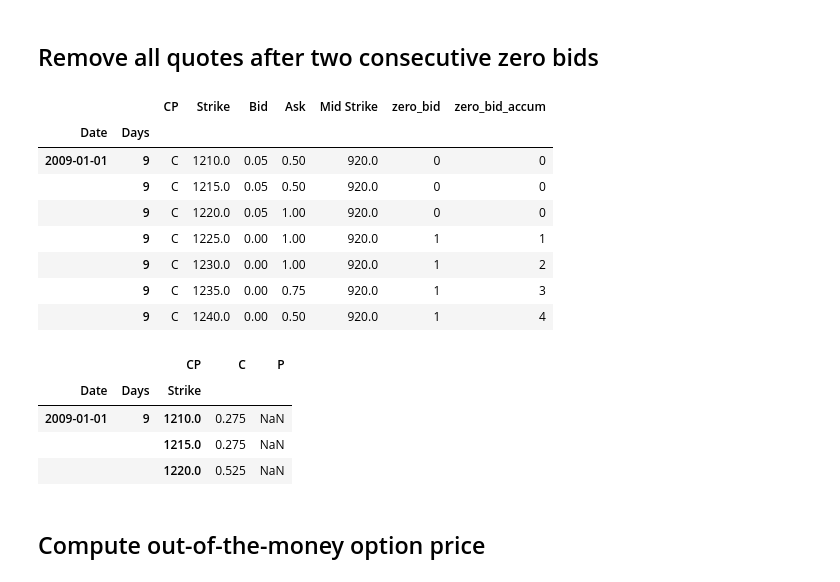
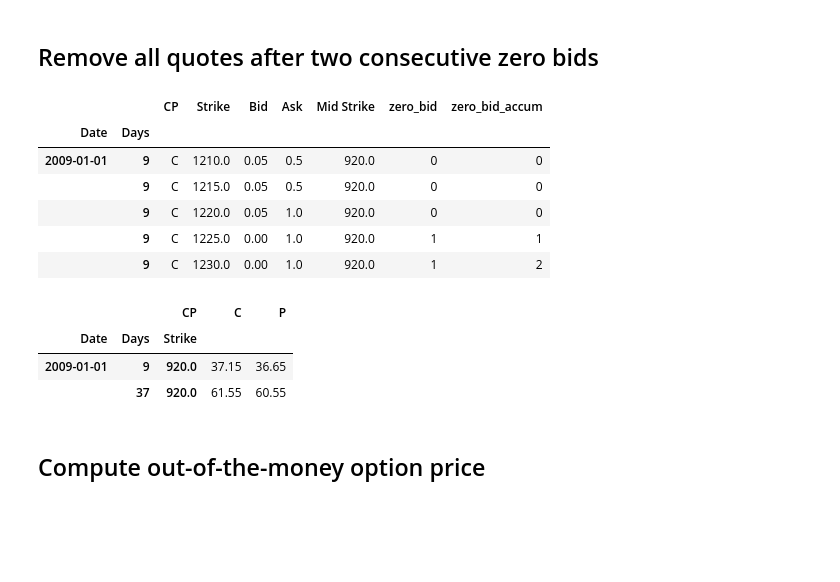
Before and after one commit to khrapovs/vix, a Jupyter notebook: notebooks/Replicate_VIXwite.ipynb, the cells around one changed output. Saved outputs shown, nothing was run; the diff lists cells and outputs as text; code cells hidden in the pictures; blank space fills up the shorter version.

```diff
--- a/notebooks/Replicate_VIXwite.ipynb
+++ b/notebooks/Replicate_VIXwite.ipynb
@@ -214,27 +214,25 @@ calls.head()
 # %%
 # Indicator of zero bid
 calls = calls.assign(zero_bid=lambda df: (df['Bid'] == 0).astype(int))
 # Accumulate number of zero bids starting at-the-money
 calls['zero_bid_accum'] = calls.groupby(level = ['Date','Days'])['zero_bid'].cumsum()
 
 # Sort puts in reverse order inside date/term
 puts = puts.groupby(level = ['Date','Days']).apply(lambda x: x.sort_values(['Strike'], ascending = False))
 # # Indicator of zero bid
 puts = puts.assign(zero_bid=lambda df: (df['Bid'] == 0).astype(int))
 # # Accumulate number of zero bids starting at-the-money
 puts['zero_bid_accum'] = puts.groupby(level = ['Date','Days'])['zero_bid'].cumsum()
 #
-calls[(calls['Strike'] >= 1210) & (calls['Strike'] <= 1240)].loc[dt.date(2009,1,1),9]
+calls[(calls['Strike'] >= 1210) & (calls['Strike'] <= 1240)].head()
 # %% [output]
 |  |  | CP | Strike | Bid | Ask | Mid Strike | zero_bid | zero_bid_accum |
 | Date | Days |  |  |  |  |  |  |  |
-| 2009-01-01 | 9 | C | 1210.0 | 0.05 | 0.50 | 920.0 | 0 | 0 |
-|  | 9 | C | 1215.0 | 0.05 | 0.50 | 920.0 | 0 | 0 |
-|  | 9 | C | 1220.0 | 0.05 | 1.00 | 920.0 | 0 | 0 |
-|  | 9 | C | 1225.0 | 0.00 | 1.00 | 920.0 | 1 | 1 |
-|  | 9 | C | 1230.0 | 0.00 | 1.00 | 920.0 | 1 | 2 |
-|  | 9 | C | 1235.0 | 0.00 | 0.75 | 920.0 | 1 | 3 |
-|  | 9 | C | 1240.0 | 0.00 | 0.50 | 920.0 | 1 | 4 |
+| 2009-01-01 | 9 | C | 1210.0 | 0.05 | 0.5 | 920.0 | 0 | 0 |
+|  | 9 | C | 1215.0 | 0.05 | 0.5 | 920.0 | 0 | 0 |
+|  | 9 | C | 1220.0 | 0.05 | 1.0 | 920.0 | 0 | 0 |
+|  | 9 | C | 1225.0 | 0.00 | 1.0 | 920.0 | 1 | 1 |
+|  | 9 | C | 1230.0 | 0.00 | 1.0 | 920.0 | 1 | 2 |
 # %%
 # Merge puts and cals
 options3 = pd.concat([calls, puts]).reset_index()
@@ -245,13 +243,12 @@ options3 = options3[(options3['zero_bid_accum'] < 2) & (options3['Bid'] > 0)]
 options3['Premium'] = (options3['Bid'] + options3['Ask']) / 2
 options3 = options3.set_index(['Date','Days','CP','Strike'])['Premium'].unstack('CP')
 
-options3.loc[(dt.date(2009,1,1),9,1210):(dt.date(2009,1,1),9,)]
+options3.dropna().head()
 # %% [output]
 |  |  | CP | C | P |
 | Date | Days | Strike |  |  |
-| 2009-01-01 | 9 | 1210.0 | 0.275 | NaN |
-|  |  | 1215.0 | 0.275 | NaN |
-|  |  | 1220.0 | 0.525 | NaN |
+| 2009-01-01 | 9 | 920.0 | 37.15 | 36.65 |
+|  | 37 | 920.0 | 61.55 | 60.55 |
 # %% [markdown]
 ## Compute out-of-the-money option price
 # %%
```
Also changed, not shown: parts of 5 cells of this notebook, 10 other files.
